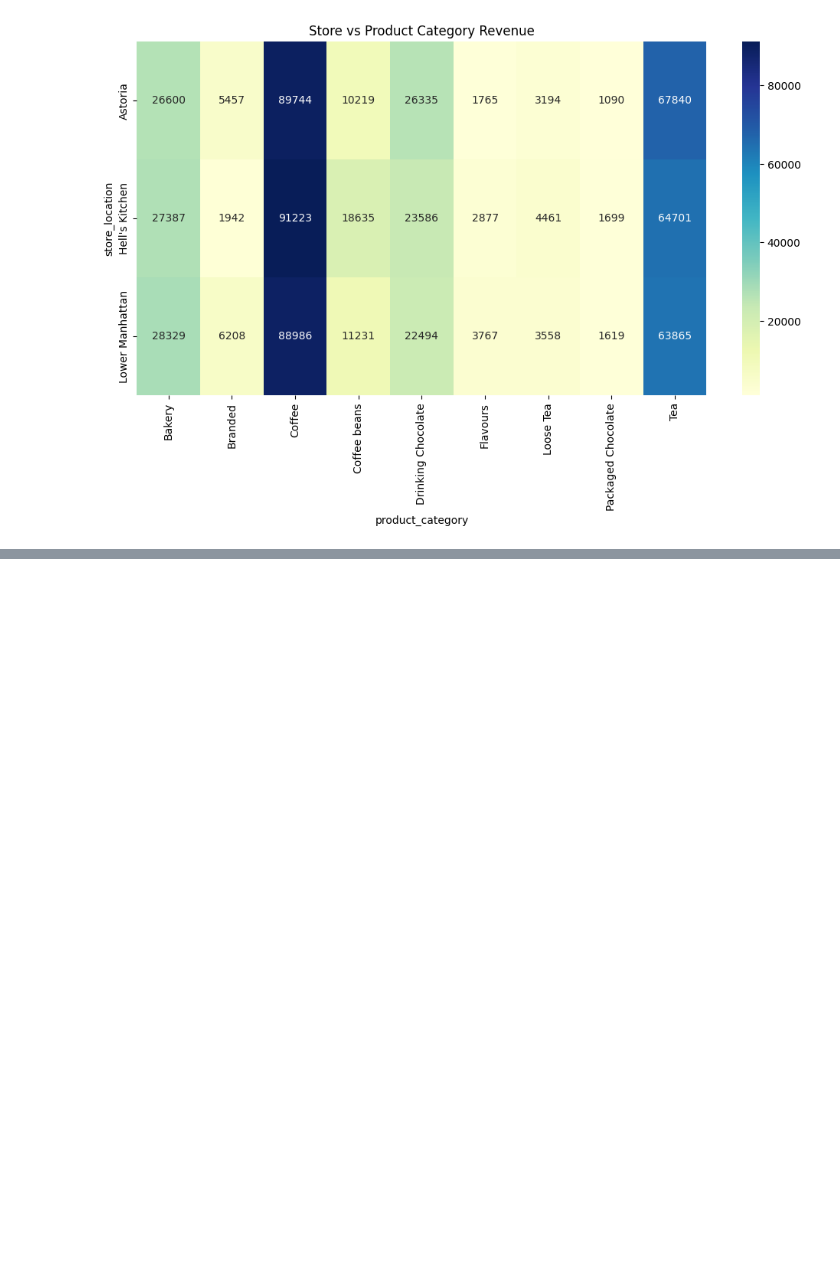
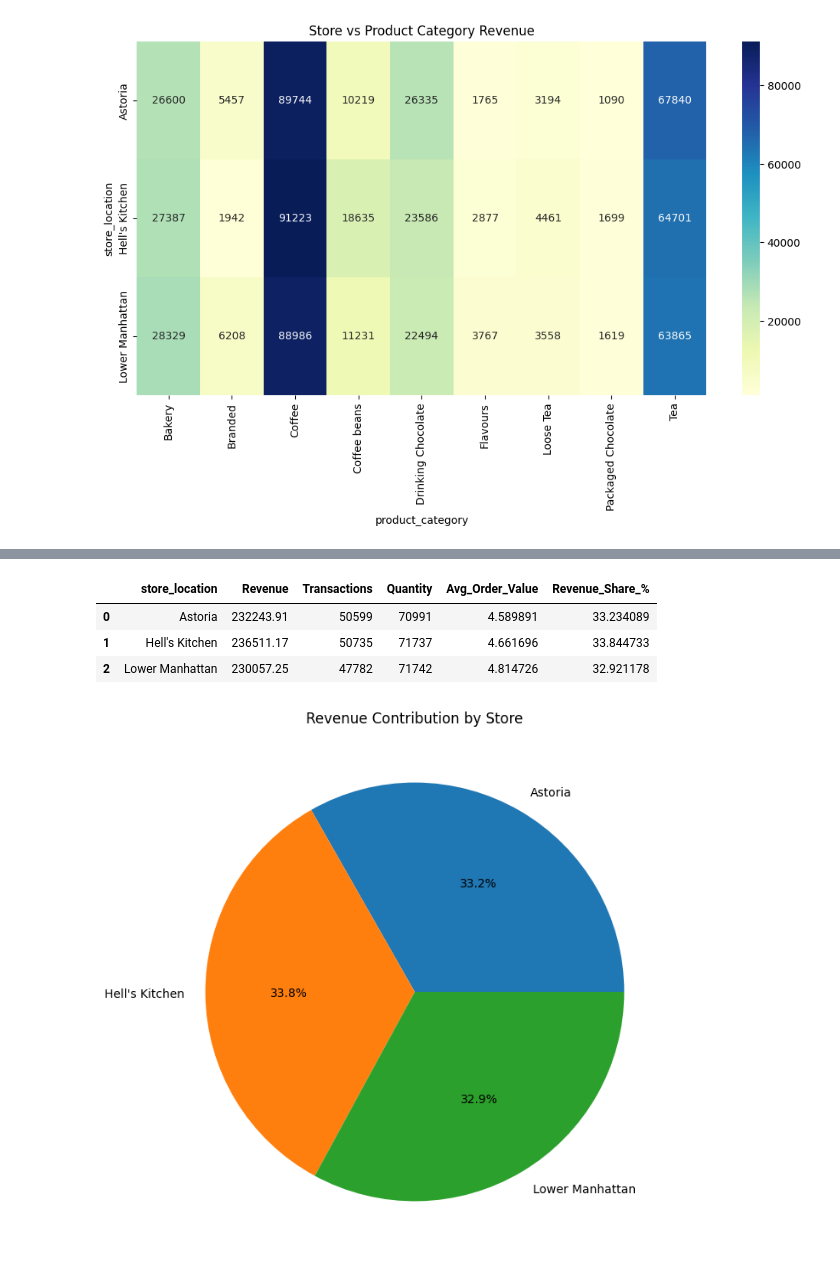
Before and after one commit to AN-ai-del/coffee-sales-trend-analysis, a Jupyter notebook: notebooks/EDA.ipynb, the cells around one changed output, grey strips where cells are left out. Drawn from its saved outputs; the diff is of its cells as text; code cells hidden in the pictures; blank space fills up the shorter version.

```diff
--- a/notebooks/EDA.ipynb
+++ b/notebooks/EDA.ipynb
@@ -636,0 +673,28 @@ plt.show()
+# %%
+#Revenue Share by Store
+store_summary["Revenue_Share_%"] = (
+    store_summary["Revenue"]
+    / store_summary["Revenue"].sum()
+) * 100
+
+store_summary
+# %% [output]
+|  | store_location | Revenue | Transactions | Quantity | Avg_Order_Value | Revenue_Share_% |
+| 0 | Astoria | 232243.91 | 50599 | 70991 | 4.589891 | 33.234089 |
+| 1 | Hell's Kitchen | 236511.17 | 50735 | 71737 | 4.661696 | 33.844733 |
+| 2 | Lower Manhattan | 230057.25 | 47782 | 71742 | 4.814726 | 32.921178 |
+# %%
+#Peak Hours Per Store
+plt.figure(figsize=(8,8))
+
+plt.pie(
+    store_summary["Revenue_Share_%"],
+    labels=store_summary["store_location"],
+    autopct="%1.1f%%"
+)
+
+plt.title("Revenue Contribution by Store")
+
+plt.show()
+# %% [output]
+[figure, added]
```
Also changed, not shown: parts of 10 cells of this notebook.
